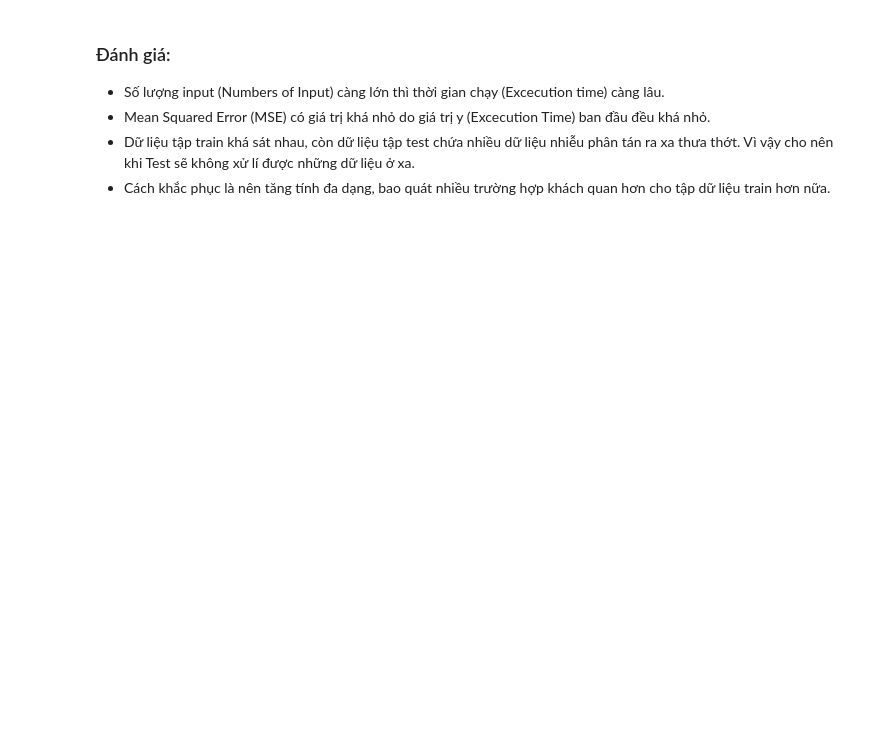
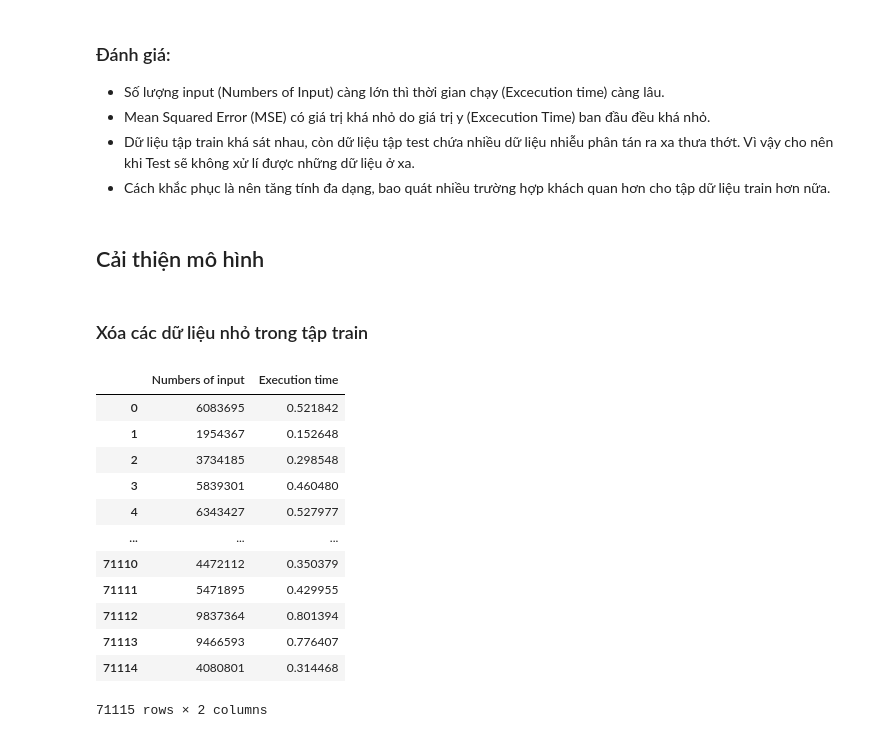
Before and after one commit to XuanTruong2408/CS114.M11, a Jupyter notebook: LinearRegression_20_11_2021.ipynb, the cells around one changed output. Drawn from its saved outputs; the diff is of its cells as text; code cells hidden in the pictures; blank space fills up the shorter version.

```diff
--- a/LinearRegression_20_11_2021.ipynb
+++ b/LinearRegression_20_11_2021.ipynb
@@ -107,3 +113,7 @@ Coefficient of determination data3.txt:  0.9284132208349405
 - Mean Squared Error (MSE) có giá trị khá nhỏ do giá trị y (Excecution Time) ban đầu đều khá nhỏ.
 - Dữ liệu tập train khá sát nhau, còn dữ liệu tập test chứa nhiều dữ liệu nhiễu phân tán ra xa thưa thớt. Vì vậy cho nên khi Test sẽ không xử lí được những dữ liệu ở xa.
 - Cách khắc phục là nên tăng tính đa dạng, bao quát nhiều trường hợp khách quan hơn cho tập dữ liệu train hơn nữa.
+# %% [markdown]
+## Cải thiện mô hình
+# %% [markdown]
+### Xóa các dữ liệu nhỏ trong tập train
@@ -109,0 +122,16 @@ Coefficient of determination data3.txt:  0.9284132208349405
+# %%
+data_to_train
+# %% [output]
+|  | Numbers of input | Execution time |
+| 0 | 6083695 | 0.521842 |
+| 1 | 1954367 | 0.152648 |
+| 2 | 3734185 | 0.298548 |
+| 3 | 5839301 | 0.460480 |
+| 4 | 6343427 | 0.527977 |
+| ... | ... | ... |
+| 71110 | 4472112 | 0.350379 |
+| 71111 | 5471895 | 0.429955 |
+| 71112 | 9837364 | 0.801394 |
+| 71113 | 9466593 | 0.776407 |
+| 71114 | 4080801 | 0.314468 |
+71115 rows × 2 columns
```
Also changed, not shown: parts of 31 cells of this notebook, 3 other files.
